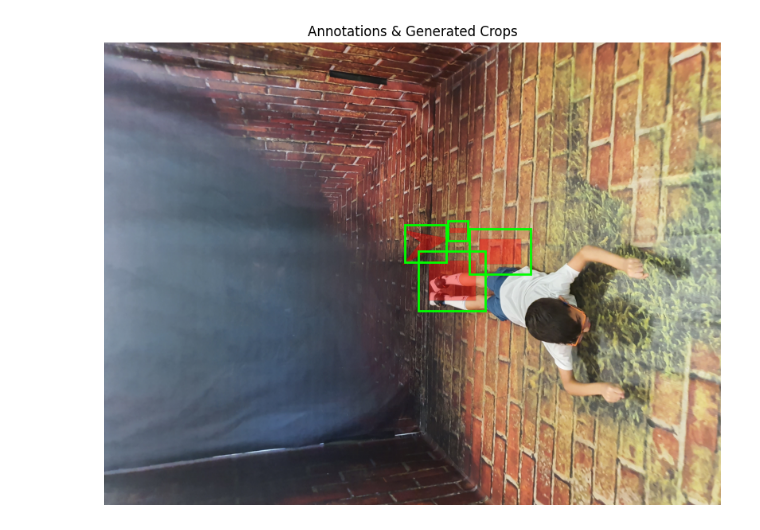
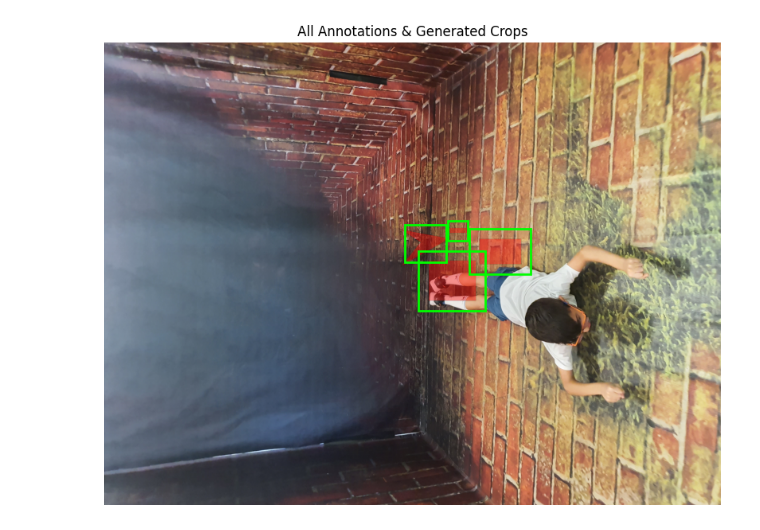
Before and after one commit to sfaroy/artifacts-annotator, a Jupyter notebook: Notebooks/nb_test_safe_mask_generator.ipynb, the cells around one changed output. Saved outputs shown, nothing was run; the diff lists cells and outputs as text; code cells hidden in the pictures.

```diff
--- a/Notebooks/nb_test_safe_mask_generator.ipynb
+++ b/Notebooks/nb_test_safe_mask_generator.ipynb
@@ -23,25 +23,31 @@ with open(json_path, 'r') as f:
 img = Image.open(image_path).convert('RGB')
 img_np = np.array(img)
 # %%
+gen = AnnotationCropGenerator(
+    annotations,
+    image_size=img.size,
+    window_size=(128,128),
+    min_fraction=0.5
+)
+
 fig, ax = plt.subplots(figsize=(10, 10))
-ax.imshow(img_np)
+ax.imshow(np.array(img))
 ax.set_xlim(0, img.width)
 ax.set_ylim(img.height, 0)
 ax.axis('off')
 
-for ann in annotations:
-    gen = AnnotationCropGenerator(ann, window_size=(128,128), min_fraction=0.5)
-    mask, (off_x, off_y), crops = gen.generate(img.size)
+# iterate through all results
+for mask, (off_x, off_y), crops in gen:
     # overlay mask
     overlay = np.zeros((mask.shape[0], mask.shape[1], 4))
     overlay[mask] = (1, 0, 0, 0.4)
     ax.imshow(overlay, extent=(off_x, off_x+mask.shape[1], off_y+mask.shape[0], off_y), origin='upper')
     # draw crops
-    for (l, t, r, b) in crops:
-        rect = patches.Rectangle((l, t), r - l, b - t, edgecolor='lime', fill=False, linewidth=2)
+    for l, t, r, b in crops:
+        rect = patches.Rectangle((l, t), r-l, b-t, edgecolor='lime', fill=False, linewidth=2)
         ax.add_patch(rect)
 
-ax.set_title('Annotations & Generated Crops')
+ax.set_title('All Annotations & Generated Crops')
 plt.show()
 # %% [output]
-[figure, old version]
+[figure, new version]
```
Also changed, not shown: 2 other files.
